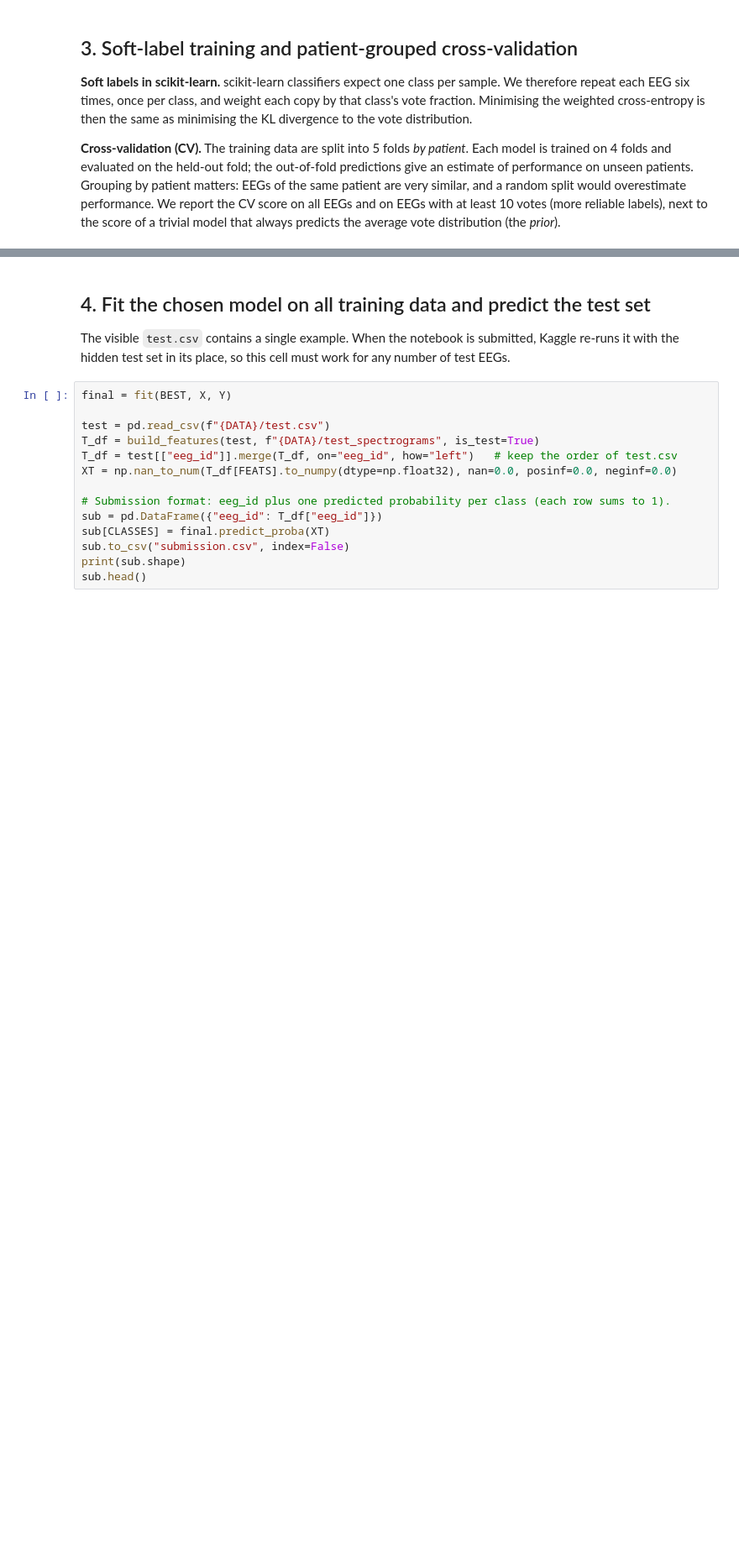
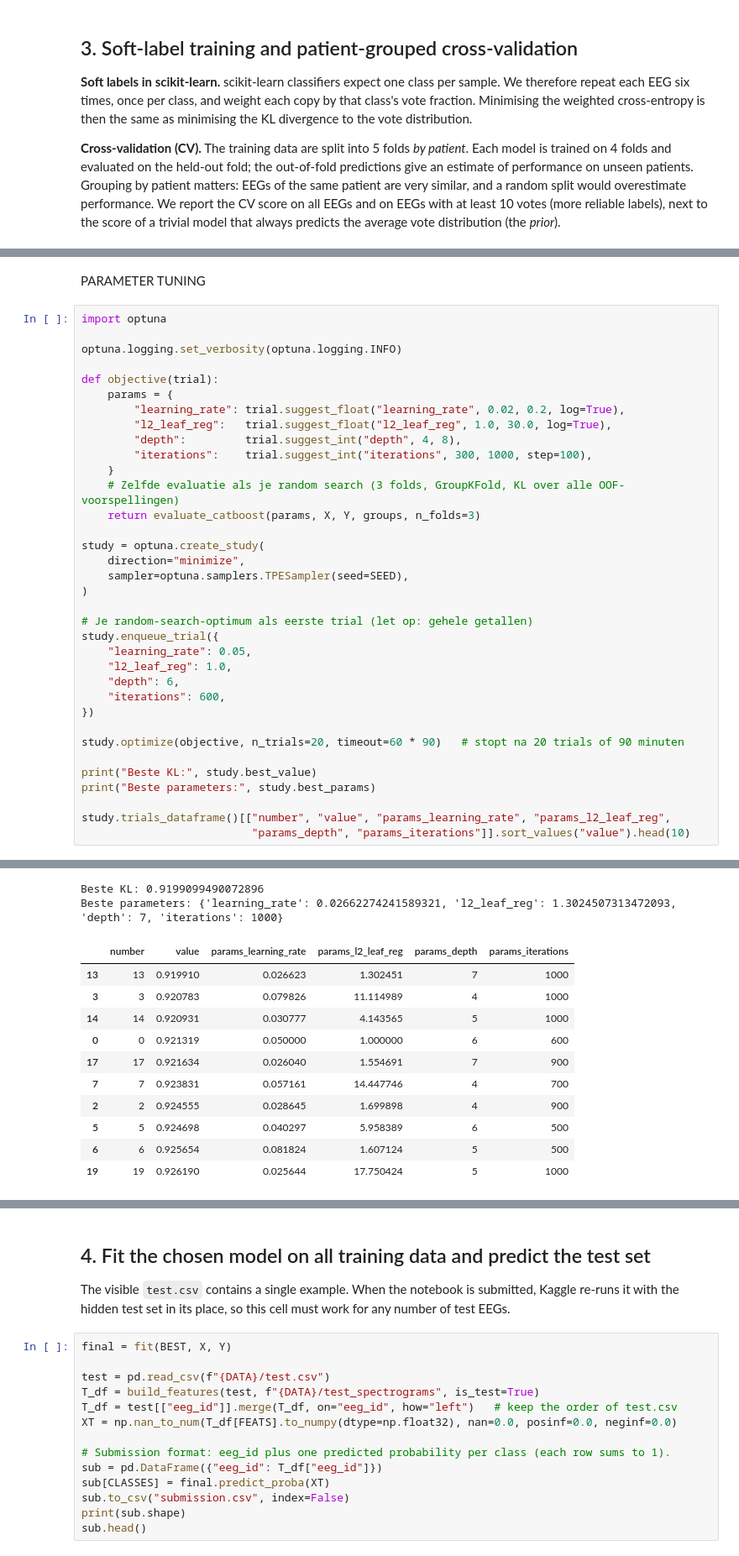
Before and after one commit to witsegoossens1-art/time_seires_challenge_2, a Jupyter notebook: hms_sklearn_baseline.ipynb, the cells around one changed output, grey strips where cells are left out. Shown at 84% size. Drawn from its saved outputs; the diff is of its cells as text; blank space fills up the shorter version.

Commit message:
Optimizing parameters of the catboost model using random search and "Optuna"

```diff
--- a/hms_sklearn_baseline.ipynb
+++ b/hms_sklearn_baseline.ipynb
@@ -311 +332,39 @@ CV KL (>=10 votes only) prior=1.2071 logreg=1.1049 hgb=0.9052 catboost=0.8883
 model for submission: catboost
+# %% [markdown]
+PARAMETER TUNING
+# %%
+import optuna
+
+optuna.logging.set_verbosity(optuna.logging.INFO)
+
+def objective(trial):
+    params = {
+        "learning_rate": trial.suggest_float("learning_rate", 0.02, 0.2, log=True),
+        "l2_leaf_reg":   trial.suggest_float("l2_leaf_reg", 1.0, 30.0, log=True),
+        "depth":         trial.suggest_int("depth", 4, 8),
+        "iterations":    trial.suggest_int("iterations", 300, 1000, step=100),
+    }
+    # Zelfde evaluatie als je random search (3 folds, GroupKFold, KL over alle OOF-voorspellingen)
+    return evaluate_catboost(params, X, Y, groups, n_folds=3)
+
+study = optuna.create_study(
+    direction="minimize",
+    sampler=optuna.samplers.TPESampler(seed=SEED),
+)
+
+# Je random-search-optimum als eerste trial (let op: gehele getallen)
+study.enqueue_trial({
+    "learning_rate": 0.05,
+    "l2_leaf_reg": 1.0,
+    "depth": 6,
+    "iterations": 600,
+})
+
+study.optimize(objective, n_trials=20, timeout=60 * 90)   # stopt na 20 trials of 90 minuten
+
+print("Beste KL:", study.best_value)
+print("Beste parameters:", study.best_params)
+
+study.trials_dataframe()[["number", "value", "params_learning_rate", "params_l2_leaf_reg",
+                          "params_depth", "params_iterations"]].sort_values("value").head(10)
+# %% [output]
@@ -311,0 +388,13 @@ model for submission: catboost
+Beste KL: 0.9199099490072896
+Beste parameters: {'learning_rate': 0.02662274241589321, 'l2_leaf_reg': 1.3024507313472093, 'depth': 7, 'iterations': 1000}
+|  | number | value | params_learning_rate | params_l2_leaf_reg | params_depth | params_iterations |
+| 13 | 13 | 0.919910 | 0.026623 | 1.302451 | 7 | 1000 |
+| 3 | 3 | 0.920783 | 0.079826 | 11.114989 | 4 | 1000 |
+| 14 | 14 | 0.920931 | 0.030777 | 4.143565 | 5 | 1000 |
+| 0 | 0 | 0.921319 | 0.050000 | 1.000000 | 6 | 600 |
+| 17 | 17 | 0.921634 | 0.026040 | 1.554691 | 7 | 900 |
+| 7 | 7 | 0.923831 | 0.057161 | 14.447746 | 4 | 700 |
+| 2 | 2 | 0.924555 | 0.028645 | 1.699898 | 4 | 900 |
+| 5 | 5 | 0.924698 | 0.040297 | 5.958389 | 6 | 500 |
+| 6 | 6 | 0.925654 | 0.081824 | 1.607124 | 5 | 500 |
+| 19 | 19 | 0.926190 | 0.025644 | 17.750424 | 5 | 1000 |
```
Also changed, not shown: parts of 6 cells of this notebook, 4 other files.
